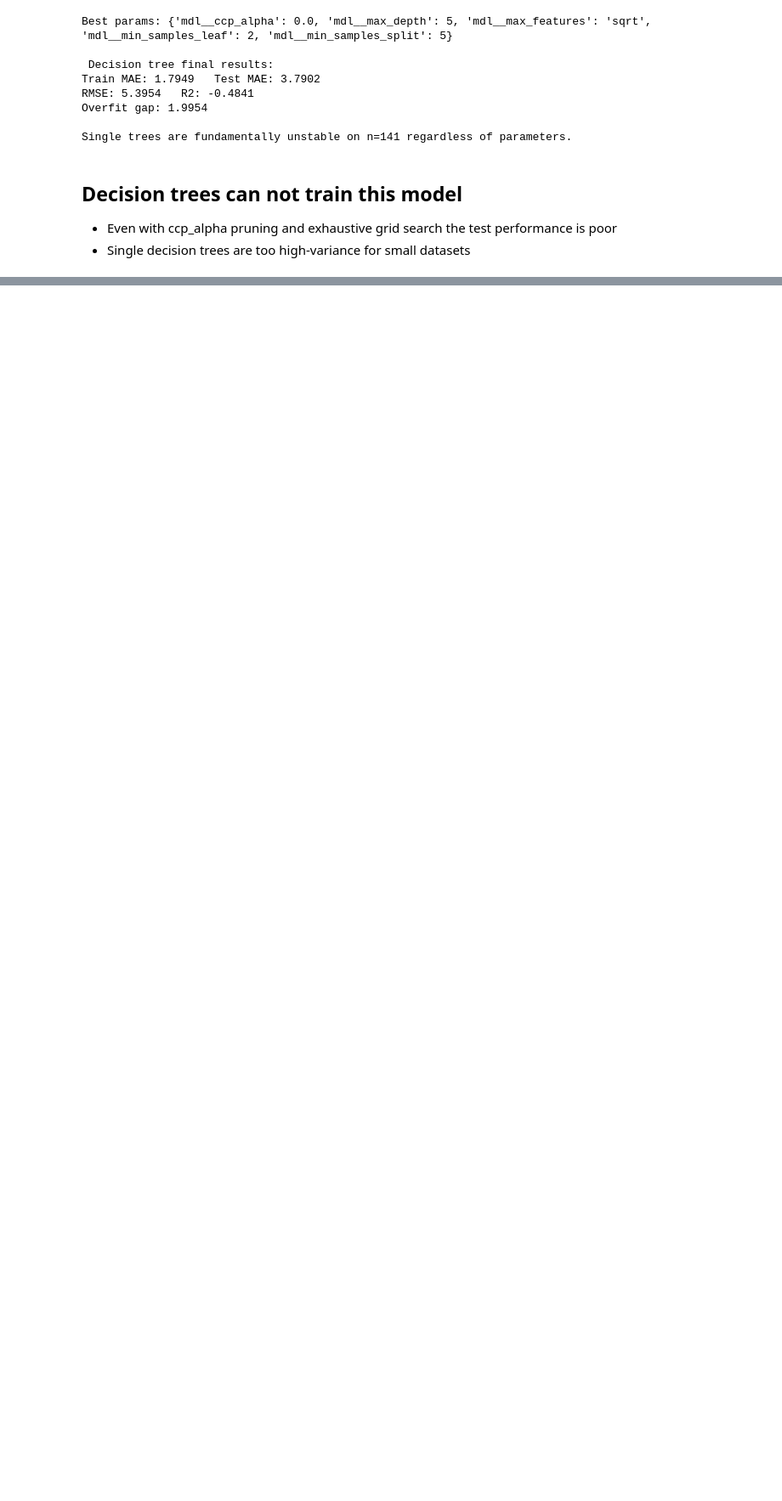
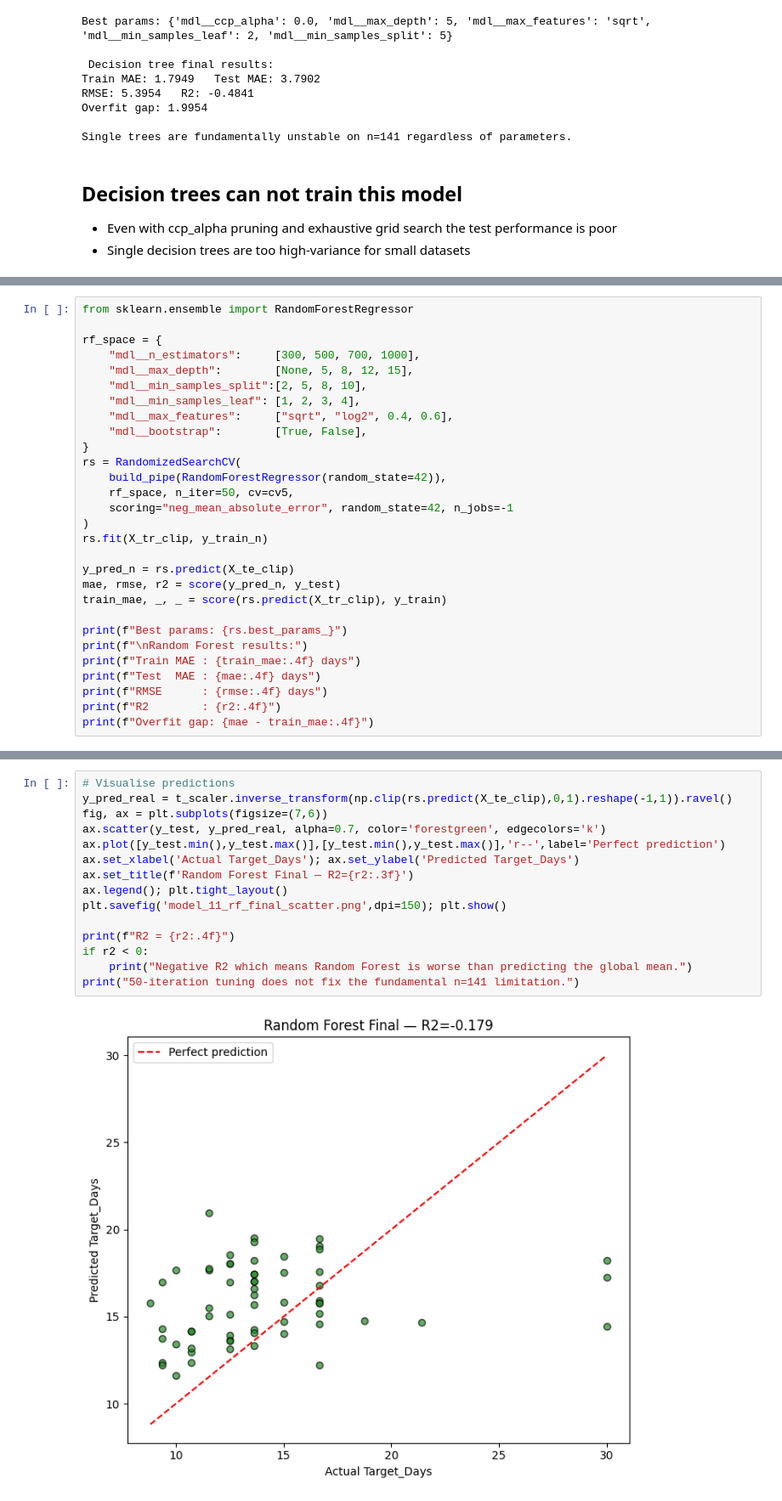
Before and after one commit to Akshatha7710/smart-tea-estate-management-system, a Jupyter notebook: model_training.ipynb, the cells around one changed output, grey strips where cells are left out. Shown at 85% size. Cells and saved outputs as stored; diff of their text form; blank space fills up the shorter version.

Commit message:
Random Forest final 50-iter search with negative R2

```diff
--- a/model_training.ipynb
+++ b/model_training.ipynb
@@ -833,0 +891,29 @@ Single trees are fundamentally unstable on n=141 regardless of parameters.
+# %%
+from sklearn.ensemble import RandomForestRegressor
+
+rf_space = {
+    "mdl__n_estimators":     [300, 500, 700, 1000],
+    "mdl__max_depth":        [None, 5, 8, 12, 15],
+    "mdl__min_samples_split":[2, 5, 8, 10],
+    "mdl__min_samples_leaf": [1, 2, 3, 4],
+    "mdl__max_features":     ["sqrt", "log2", 0.4, 0.6],
+    "mdl__bootstrap":        [True, False],
+}
+rs = RandomizedSearchCV(
+    build_pipe(RandomForestRegressor(random_state=42)),
+    rf_space, n_iter=50, cv=cv5,
+    scoring="neg_mean_absolute_error", random_state=42, n_jobs=-1
+)
+rs.fit(X_tr_clip, y_train_n)
+
+y_pred_n = rs.predict(X_te_clip)
+mae, rmse, r2 = score(y_pred_n, y_test)
+train_mae, _, _ = score(rs.predict(X_tr_clip), y_train)
+
+print(f"Best params: {rs.best_params_}")
+print(f"\nRandom Forest results:")
+print(f"Train MAE : {train_mae:.4f} days")
+print(f"Test  MAE : {mae:.4f} days")
+print(f"RMSE      : {rmse:.4f} days")
+print(f"R2        : {r2:.4f}")
+print(f"Overfit gap: {mae - train_mae:.4f}")
@@ -833,0 +929,17 @@ Single trees are fundamentally unstable on n=141 regardless of parameters.
+# %%
+# Visualise predictions
+y_pred_real = t_scaler.inverse_transform(np.clip(rs.predict(X_te_clip),0,1).reshape(-1,1)).ravel()
+fig, ax = plt.subplots(figsize=(7,6))
+ax.scatter(y_test, y_pred_real, alpha=0.7, color='forestgreen', edgecolors='k')
+ax.plot([y_test.min(),y_test.max()],[y_test.min(),y_test.max()],'r--',label='Perfect prediction')
+ax.set_xlabel('Actual Target_Days'); ax.set_ylabel('Predicted Target_Days')
+ax.set_title(f'Random Forest Final — R2={r2:.3f}')
+ax.legend(); plt.tight_layout()
+plt.savefig('model_11_rf_final_scatter.png',dpi=150); plt.show()
+
+print(f"R2 = {r2:.4f}")
+if r2 < 0:
+    print("Negative R2 which means Random Forest is worse than predicting the global mean.")
+print("50-iteration tuning does not fix the fundamental n=141 limitation.")
+# %% [output]
+[figure, added]
```
Also changed, not shown: parts of 5 cells of this notebook.
